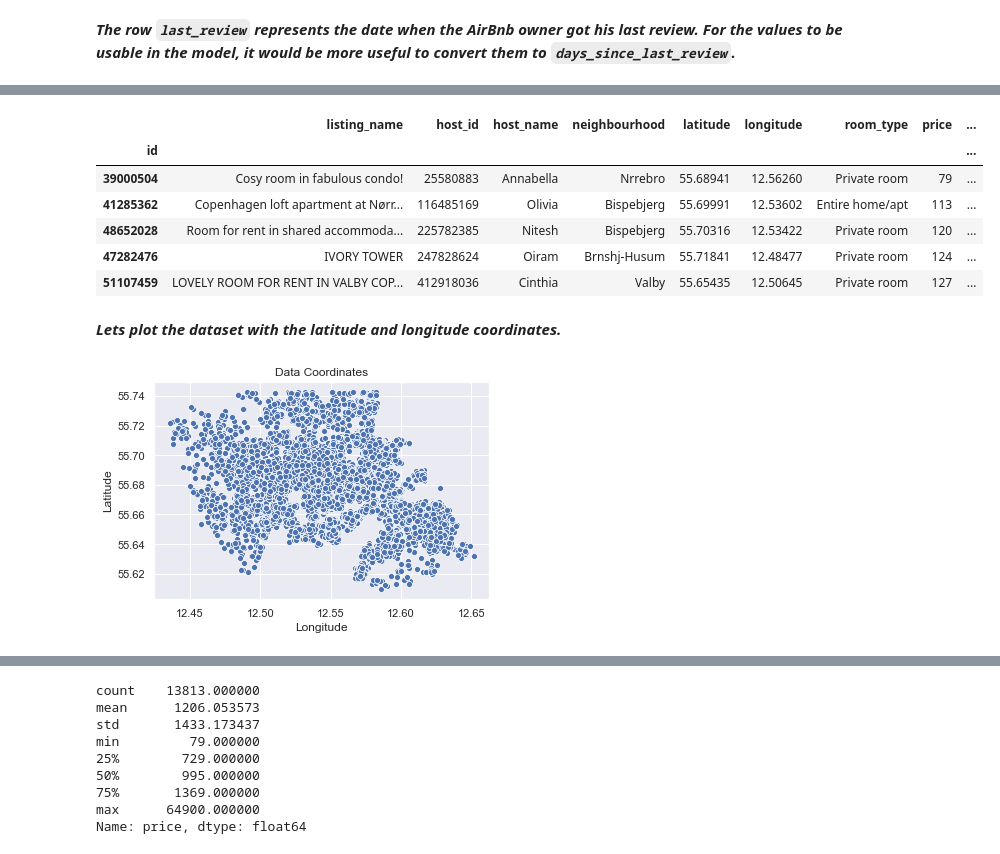
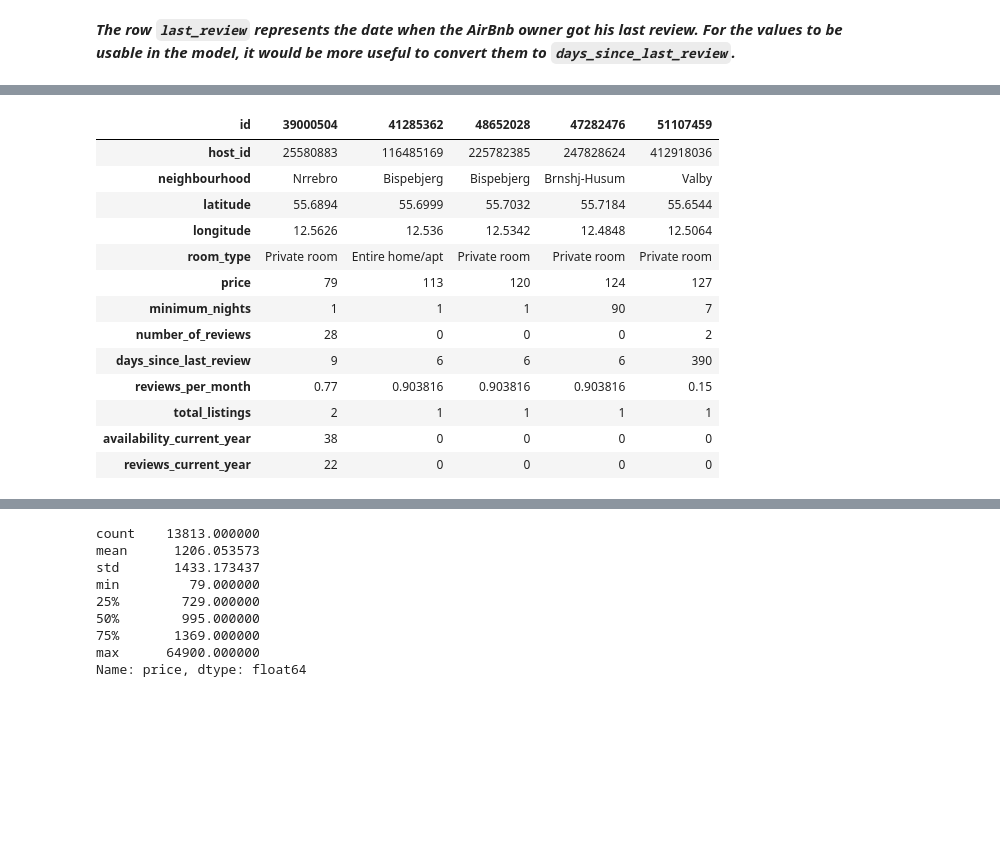
Before and after one commit to Arlinda96/BA-Project, a Jupyter notebook: Airbnb_Project.ipynb, the cells around one changed output, grey strips where cells are left out. Saved outputs shown, nothing was run; the diff lists cells and outputs as text; code cells hidden in the pictures; blank space fills up the shorter version.

```diff
--- a/Airbnb_Project.ipynb
+++ b/Airbnb_Project.ipynb
@@ -164,8 +231,7 @@ Name: 650819220455514228, dtype: object
 # %%
 # Renaming column of dataset for better interpretation
-new_col = {'name':'listing_name'}
 
-dataset.rename(columns=new_col, inplace=True)
+dataset.rename(columns={'calculated_host_listings_count':'total_listings', 'availability_365':'availability_current_year', 'number_of_reviews_ltm':'reviews_current_year'}, inplace=True)
 dataset.head().T
 # %% [output]
 | id | 6983 | 26057 | 26473 | 29118 | 31094 |
@@ -220,26 +282,19 @@ dataset = dataset.sort_values(by='price', ascending=True)
 # %%
 # Exclude the listing with 0 for price
 dataset = dataset[dataset.price > 0]
-dataset.head()
+dataset.head().T
 # %% [output]
-|  | listing_name | host_id | host_name | neighbourhood | latitude | longitude | room_type | price | ... |
-| id |  |  |  |  |  |  |  |  | ... |
-| 39000504 | Cosy room in fabulous condo! | 25580883 | Annabella | Nrrebro | 55.68941 | 12.56260 | Private room | 79 | ... |
-| 41285362 | Copenhagen loft apartment at Nørr... | 116485169 | Olivia | Bispebjerg | 55.69991 | 12.53602 | Entire home/apt | 113 | ... |
-| 48652028 | Room for rent in shared accommoda... | 225782385 | Nitesh | Bispebjerg | 55.70316 | 12.53422 | Private room | 120 | ... |
-| 47282476 | IVORY TOWER | 247828624 | Oiram | Brnshj-Husum | 55.71841 | 12.48477 | Private room | 124 | ... |
-| 51107459 | LOVELY ROOM FOR RENT IN VALBY COP... | 412918036 | Cinthia | Valby | 55.65435 | 12.50645 | Private room | 127 | ... |
+| id | 39000504 | 41285362 | 48652028 | 47282476 | 51107459 |
+| host_id | 25580883 | 116485169 | 225782385 | 247828624 | 412918036 |
+| neighbourhood | Nrrebro | Bispebjerg | Bispebjerg | Brnshj-Husum | Valby |
+| latitude | 55.6894 | 55.6999 | 55.7032 | 55.7184 | 55.6544 |
+| longitude | 12.5626 | 12.536 | 12.5342 | 12.4848 | 12.5064 |
+| room_type | Private room | Entire home/apt | Private room | Private room | Private room |
+| price | 79 | 113 | 120 | 124 | 127 |
+| minimum_nights | 1 | 1 | 1 | 90 | 7 |
+| number_of_reviews | 28 | 0 | 0 | 0 | 2 |
+| days_since_last_review | 9 | 6 | 6 | 6 | 390 |
+| reviews_per_month | 0.77 | 0.903816 | 0.903816 | 0.903816 | 0.15 |
+| total_listings | 2 | 1 | 1 | 1 | 1 |
+| availability_current_year | 38 | 0 | 0 | 0 | 0 |
+| reviews_current_year | 22 | 0 | 0 | 0 | 0 |
-# %% [markdown]
-***Lets plot the dataset with the latitude and longitude coordinates.***
-# %%
-sns.scatterplot(
-    x = dataset.longitude,
-    y = dataset.latitude)
-
-plt.title('Data Coordinates')
-plt.xlabel('Longitude')
-plt.ylabel('Latitude')
-
-plt.show()
-# %% [output]
-[figure, removed]
```
Also changed, not shown: parts of 60 cells of this notebook.
